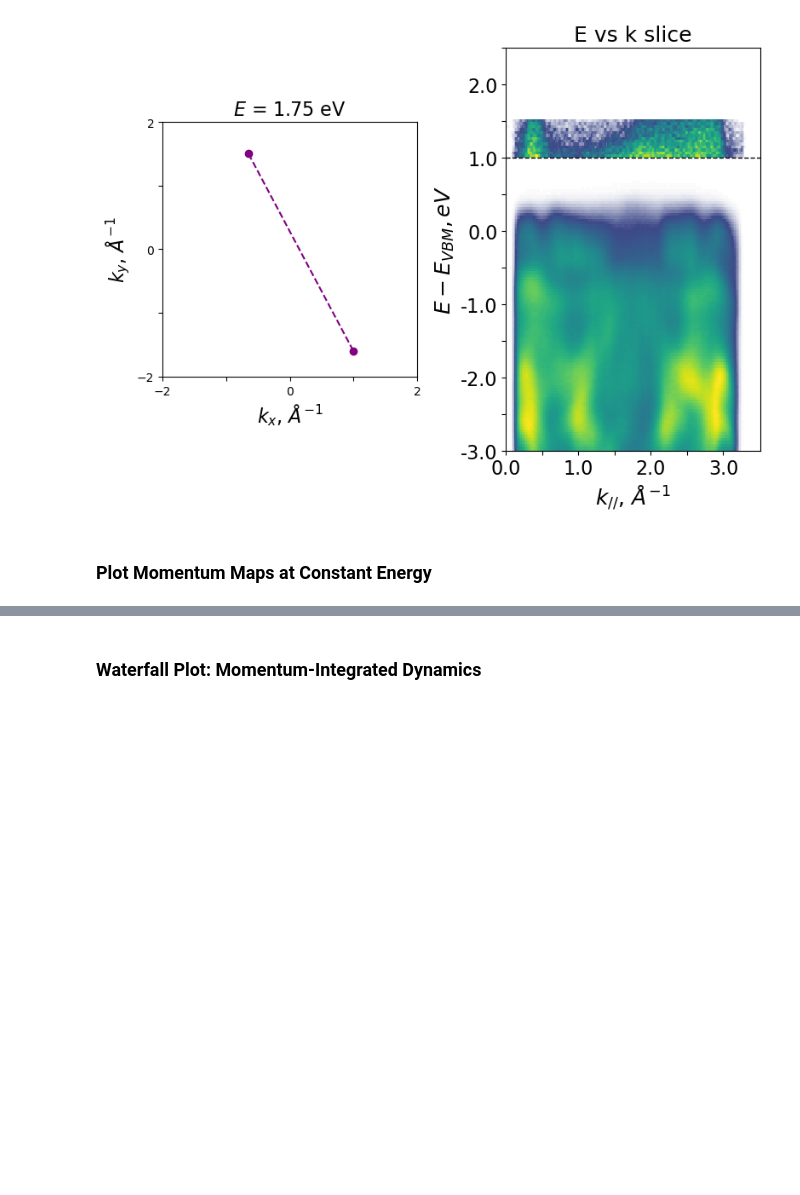
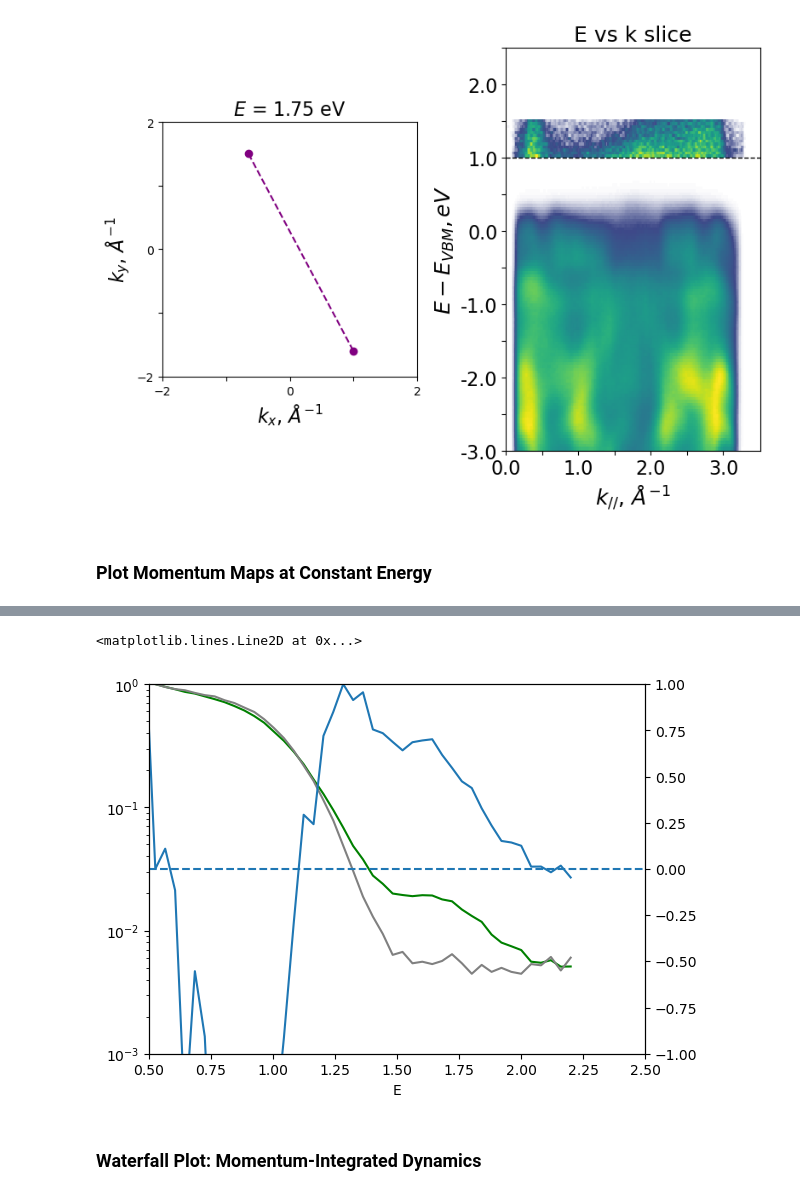
Before and after one commit to lawsonlloyd/mpes-analysis, a Jupyter notebook: mpes_Plot_Analysis.ipynb, the cells around one changed output, grey strips where cells are left out. Saved outputs shown, nothing was run; the diff lists cells and outputs as text; code cells hidden in the pictures; blank space fills up the shorter version.

```diff
--- a/mpes_Plot_Analysis.ipynb
+++ b/mpes_Plot_Analysis.ipynb
@@ -204,3 +207,26 @@ fig, ax, im = mpes.plot_momentum_maps(
+# %%
+edc_1 = mpes.get_edc(I_res, 0, 0, 4, 4, 600, 350)
+edc_2 = mpes.get_edc(I_res, 0, 0, 4, 4, -250, 200)
+
+edc_1 = edc_1 / np.max(edc_1.loc[{"E":slice(0.5,3)}])
+edc_2 = edc_2 / np.max(edc_2.loc[{"E":slice(0.5,3)}])
+
+edc_diff = edc_1 - edc_2
+edc_diff = edc_diff /np.max(edc_diff.loc[{"E":slice(0.5,3)}])
+
+edc_1.plot(color='green')
+edc_2.plot(color='grey')
+plt.xlim(0.5,2.5)
+plt.ylim(0.001,1)
+plt.yscale('log')
+ax = plt.twinx()
+edc_diff.plot(ax=ax)
+ax.set_ylim(-1,1)
+
+plt.axhline(0, linestyle='dashed')
+# %% [output]
+<matplotlib.lines.Line2D at 0x...>
+[figure, added]
 # %% [markdown]
 ### Waterfall Plot: Momentum-Integrated Dynamics
 # %%
```
Also changed, not shown: parts of 8 cells of this notebook.
